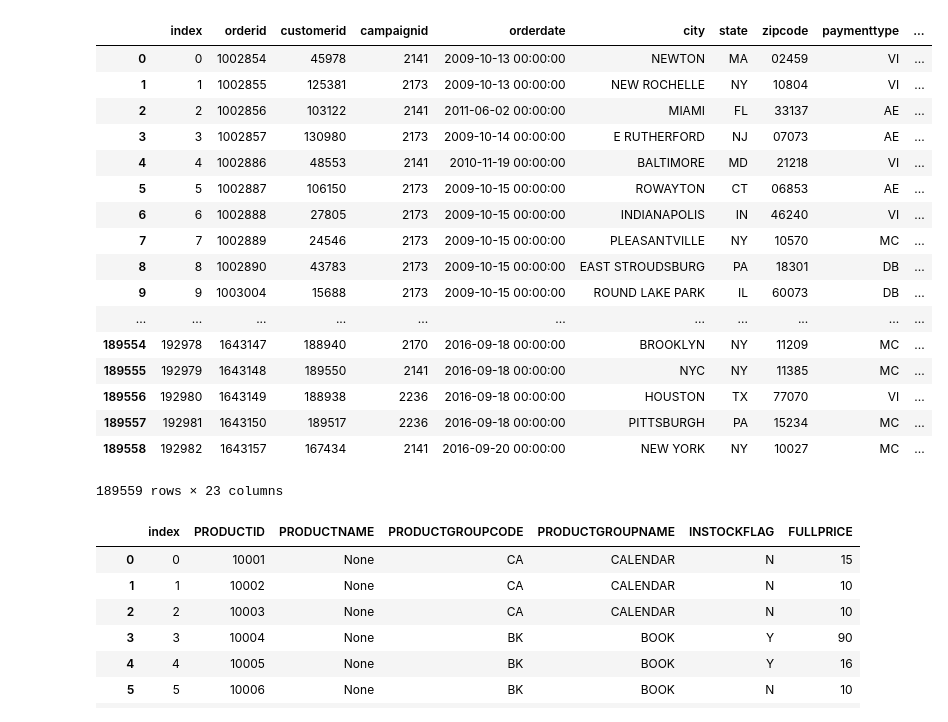
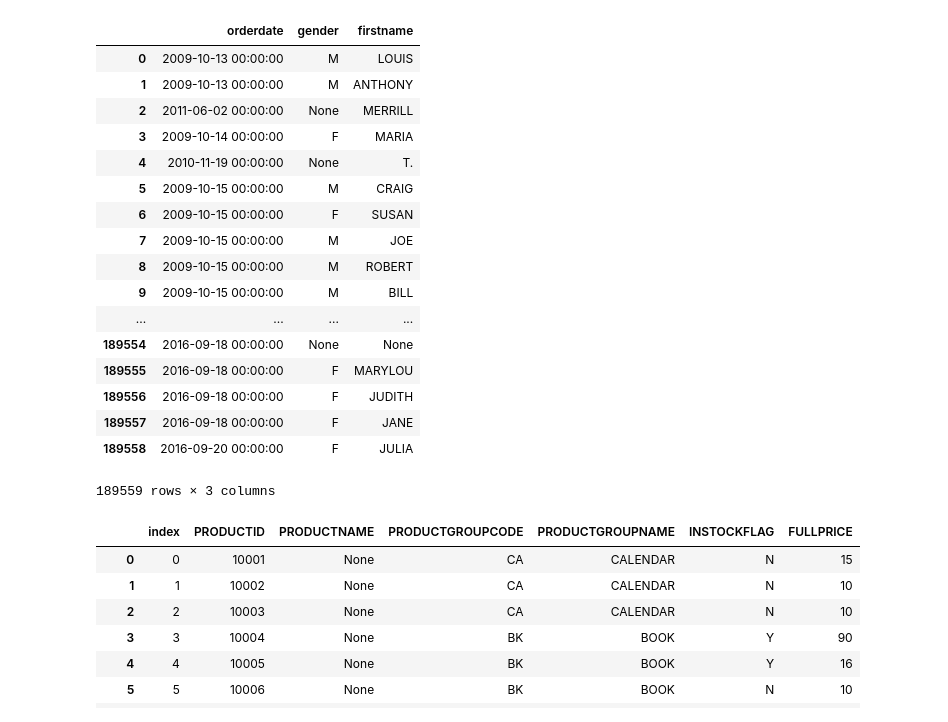
Before and after one commit to MariuszWroc/dataScience, a Jupyter notebook: SQL import.ipynb, the cells around one changed output. Saved outputs shown, nothing was run; the diff lists cells and outputs as text; code cells hidden in the pictures.

```diff
--- a/SQL import.ipynb
+++ b/SQL import.ipynb
@@ -104,36 +22,25 @@ OperationalError: table "customers" already exists
 # %%
-'''print(file)
-for line in file
-    print(line)
-
-dbCursor.execute(createCampaigns)
-
-dbCursor.execute('INSERT INTO Campaigns VALUES (1,2,3,4,5)')
-dbConnection.commit()
-pd.read_sql_query('SELECT * from Campaigns', dbConnection)
-'''
-
-pd.read_sql_query('''SELECT * from Orders o join Customers c on o.customerid = c.customerid
+pd.read_sql_query('''SELECT o.orderdate, c.gender, c.firstname from Orders o join Customers c on o.customerid = c.customerid
                     join Campaigns cmp on o.campaignid = cmp.campaignid ''', dbConnection)
 # %% [output]
-|  | index | orderid | customerid | campaignid | orderdate | city | state | zipcode | paymenttype | ... |
-| 0 | 0 | 1002854 | 45978 | 2141 | 2009-10-13 00:00:00 | NEWTON | MA | 02459 | VI | ... |
-| 1 | 1 | 1002855 | 125381 | 2173 | 2009-10-13 00:00:00 | NEW ROCHELLE | NY | 10804 | VI | ... |
-| 2 | 2 | 1002856 | 103122 | 2141 | 2011-06-02 00:00:00 | MIAMI | FL | 33137 | AE | ... |
-| 3 | 3 | 1002857 | 130980 | 2173 | 2009-10-14 00:00:00 | E RUTHERFORD | NJ | 07073 | AE | ... |
-| 4 | 4 | 1002886 | 48553 | 2141 | 2010-11-19 00:00:00 | BALTIMORE | MD | 21218 | VI | ... |
-| 5 | 5 | 1002887 | 106150 | 2173 | 2009-10-15 00:00:00 | ROWAYTON | CT | 06853 | AE | ... |
-| 6 | 6 | 1002888 | 27805 | 2173 | 2009-10-15 00:00:00 | INDIANAPOLIS | IN | 46240 | VI | ... |
-| 7 | 7 | 1002889 | 24546 | 2173 | 2009-10-15 00:00:00 | PLEASANTVILLE | NY | 10570 | MC | ... |
-| 8 | 8 | 1002890 | 43783 | 2173 | 2009-10-15 00:00:00 | EAST STROUDSBURG | PA | 18301 | DB | ... |
-| 9 | 9 | 1003004 | 15688 | 2173 | 2009-10-15 00:00:00 | ROUND LAKE PARK | IL | 60073 | DB | ... |
-| ... | ... | ... | ... | ... | ... | ... | ... | ... | ... | ... |
-| 189554 | 192978 | 1643147 | 188940 | 2170 | 2016-09-18 00:00:00 | BROOKLYN | NY | 11209 | MC | ... |
-| 189555 | 192979 | 1643148 | 189550 | 2141 | 2016-09-18 00:00:00 | NYC | NY | 11385 | MC | ... |
-| 189556 | 192980 | 1643149 | 188938 | 2236 | 2016-09-18 00:00:00 | HOUSTON | TX | 77070 | VI | ... |
-| 189557 | 192981 | 1643150 | 189517 | 2236 | 2016-09-18 00:00:00 | PITTSBURGH | PA | 15234 | MC | ... |
-| 189558 | 192982 | 1643157 | 167434 | 2141 | 2016-09-20 00:00:00 | NEW YORK | NY | 10027 | MC | ... |
+|  | orderdate | gender | firstname |
+| 0 | 2009-10-13 00:00:00 | M | LOUIS |
+| 1 | 2009-10-13 00:00:00 | M | ANTHONY |
+| 2 | 2011-06-02 00:00:00 | None | MERRILL |
+| 3 | 2009-10-14 00:00:00 | F | MARIA |
+| 4 | 2010-11-19 00:00:00 | None | T. |
+| 5 | 2009-10-15 00:00:00 | M | CRAIG |
+| 6 | 2009-10-15 00:00:00 | F | SUSAN |
+| 7 | 2009-10-15 00:00:00 | M | JOE |
+| 8 | 2009-10-15 00:00:00 | M | ROBERT |
+| 9 | 2009-10-15 00:00:00 | M | BILL |
+| ... | ... | ... | ... |
+| 189554 | 2016-09-18 00:00:00 | None | None |
+| 189555 | 2016-09-18 00:00:00 | F | MARYLOU |
+| 189556 | 2016-09-18 00:00:00 | F | JUDITH |
+| 189557 | 2016-09-18 00:00:00 | F | JANE |
+| 189558 | 2016-09-20 00:00:00 | F | JULIA |
-189559 rows × 23 columns
+189559 rows × 3 columns
 # %%
 pd.read_sql_query('SELECT * from Products', dbConnection)
 # %% [output]
```
Also changed, not shown: parts of 7 cells of this notebook.
